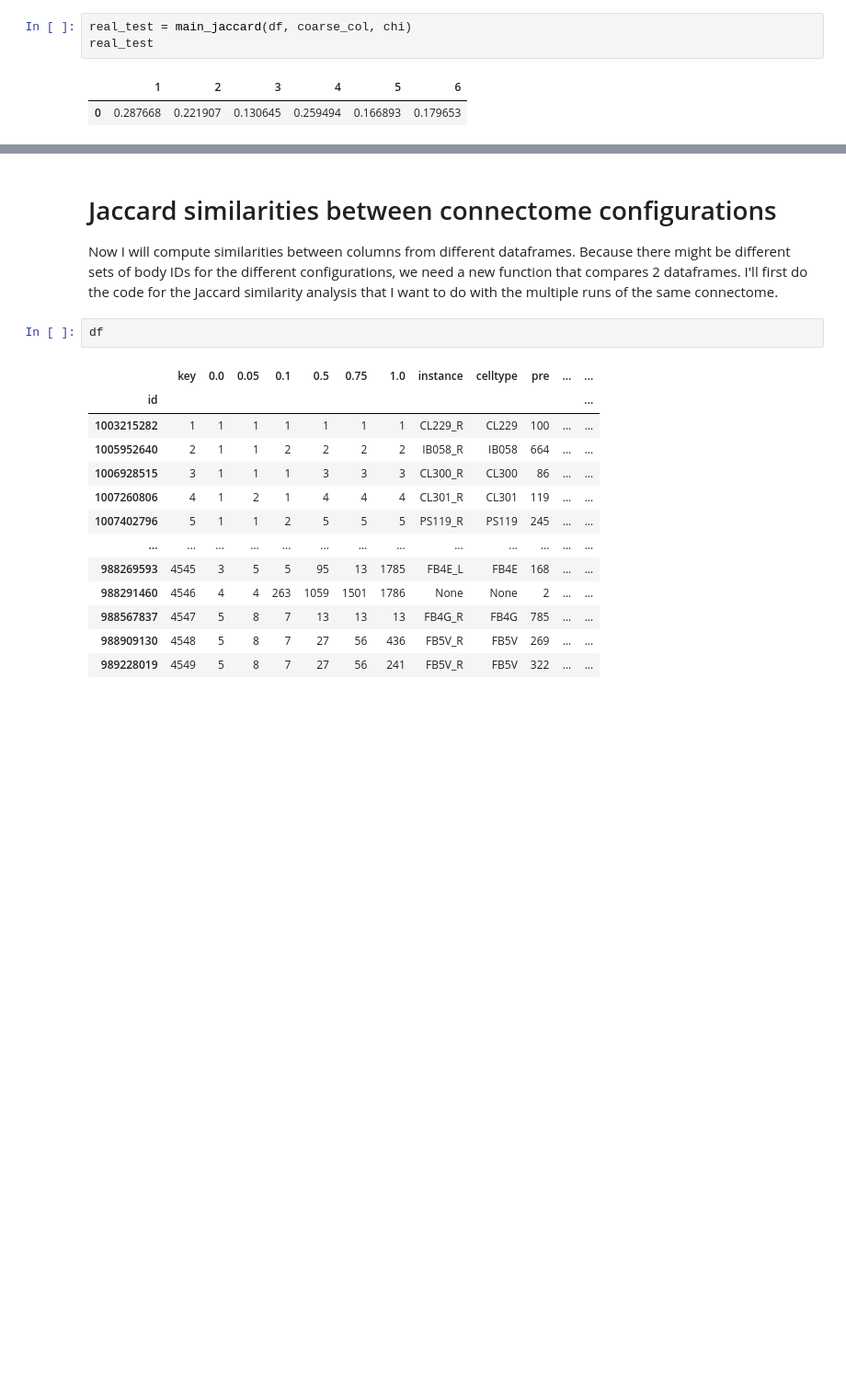
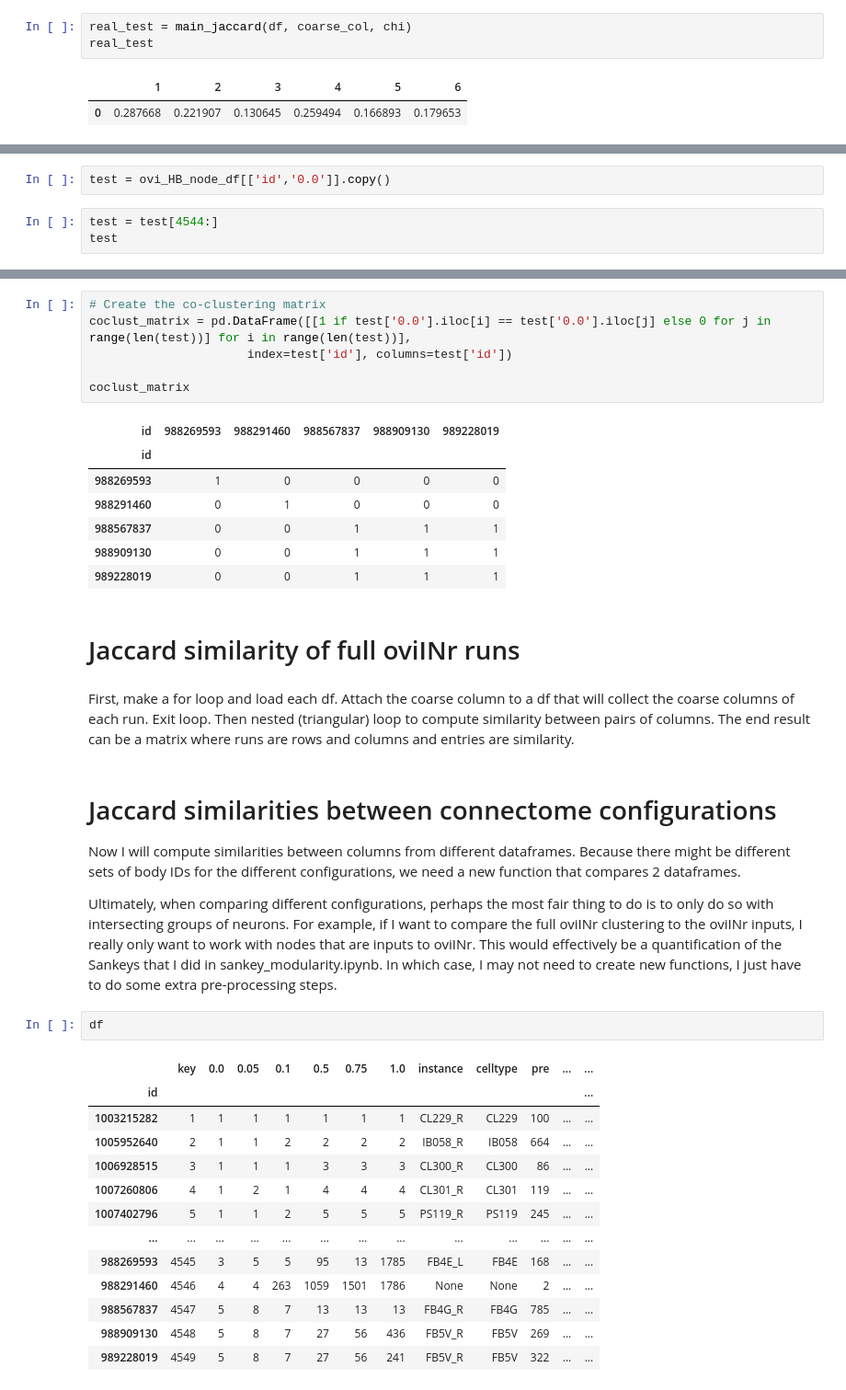
Before and after one commit to Gutierrez-lab/oviIN-analyses-gabrielle, a Jupyter notebook: jaccard_sandbox.ipynb, the cells around one changed output, grey strips where cells are left out. Shown at 92% size. Drawn from its saved outputs; the diff is of its cells as text; blank space fills up the shorter version.

```diff
--- a/jaccard_sandbox.ipynb
+++ b/jaccard_sandbox.ipynb
@@ -269,0 +299,5 @@ real_test
+# %%
+test = ovi_HB_node_df[['id','0.0']].copy()
+# %%
+test = test[4544:]
+test
@@ -270,6 +315,27 @@ real_test
+# %%
+# Create the co-clustering matrix
+coclust_matrix = pd.DataFrame([[1 if test['0.0'].iloc[i] == test['0.0'].iloc[j] else 0 for j in range(len(test))] for i in range(len(test))],
+                      index=test['id'], columns=test['id'])
+
+coclust_matrix
+# %% [output]
+| id | 988269593 | 988291460 | 988567837 | 988909130 | 989228019 |
+| id |  |  |  |  |  |
+| 988269593 | 1 | 0 | 0 | 0 | 0 |
+| 988291460 | 0 | 1 | 0 | 0 | 0 |
+| 988567837 | 0 | 0 | 1 | 1 | 1 |
+| 988909130 | 0 | 0 | 1 | 1 | 1 |
+| 989228019 | 0 | 0 | 1 | 1 | 1 |
+# %% [markdown]
+# Jaccard similarity of full oviINr runs
+# %% [markdown]
+First, make a for loop and load each df. Attach the coarse column to a df that will collect the coarse columns of each run. Exit loop. Then nested (triangular) loop to compute similarity between pairs of columns.
+The end result can be a matrix where runs are rows and columns and entries are similarity.
 # %% [markdown]
 # Jaccard similarities between connectome configurations
-Now I will compute similarities between columns from different dataframes. Because there might be different sets of body IDs for the different configurations, we need a new function that compares 2 dataframes. I'll first do the code for the Jaccard similarity analysis that I want to do with the multiple runs of the same connectome.
+Now I will compute similarities between columns from different dataframes. Because there might be different sets of body IDs for the different configurations, we need a new function that compares 2 dataframes.
+
+Ultimately, when comparing different configurations, perhaps the most fair thing to do is to only do so with intersecting groups of neurons. For example, if I want to compare the full oviINr clustering to the oviINr inputs, I really only want to work with nodes that are inputs to oviINr. This would effectively be a quantification of the Sankeys that I did in sankey_modularity.ipynb. In which case, I may not need to create new functions, I just have to do some extra pre-processing steps.
 # %%
 df
 # %% [output]
```
Also changed, not shown: parts of 8 cells of this notebook.
